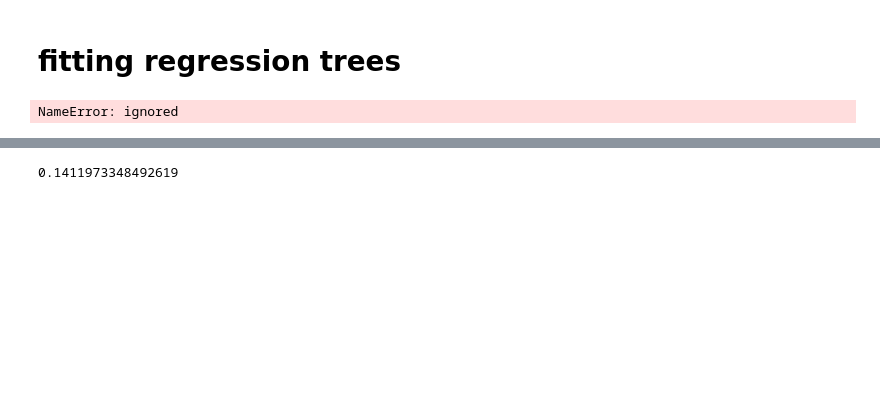
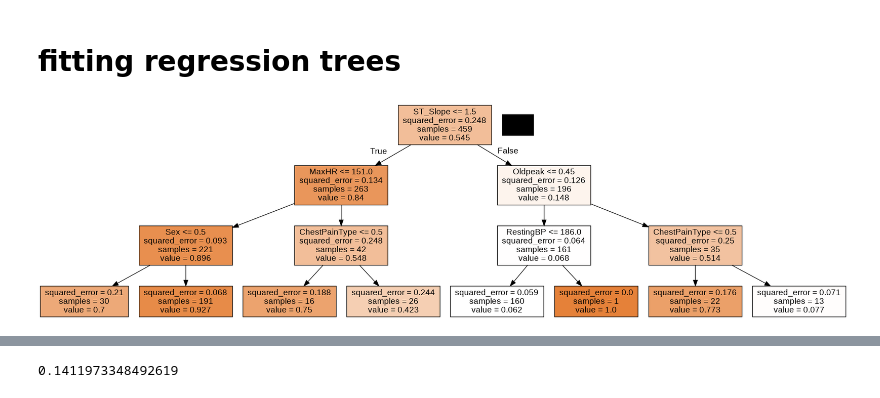
Before and after one commit to sarahnolan15/APA-Project-, a Jupyter notebook: APA_Project.ipynb, the cells around one changed output, grey strips where cells are left out. Saved outputs shown, nothing was run; the diff lists cells and outputs as text; code cells hidden in the pictures; blank space fills up the shorter version.

```diff
--- a/APA_Project.ipynb
+++ b/APA_Project.ipynb
@@ -546,10 +553,10 @@ regr2 = DecisionTreeRegressor(max_depth=3)
 regr2.fit(X_train, y_train)
 pred = regr2.predict(X_test)
 # %%
-graph, = print_tree(regr2, features=X.columns)
+graph, = print_tree(regr2, features=X_test.columns)
 Image(graph.create_png())
 # %% [output]
-NameError: ignored
+[figure, added]
 # %%
 plt.scatter(pred, y_test, label='Heart Disease')
 plt.plot([0, 1], [0, 1], '--k', transform=plt.gca().transAxes)
```
Also changed, not shown: parts of 96 cells of this notebook.
